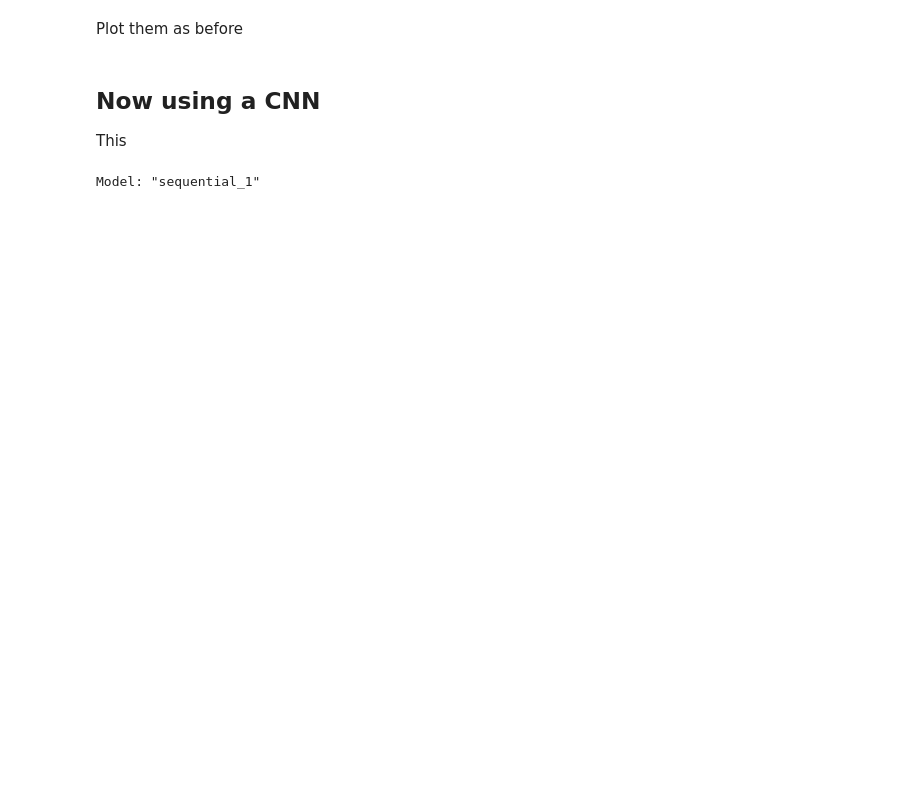
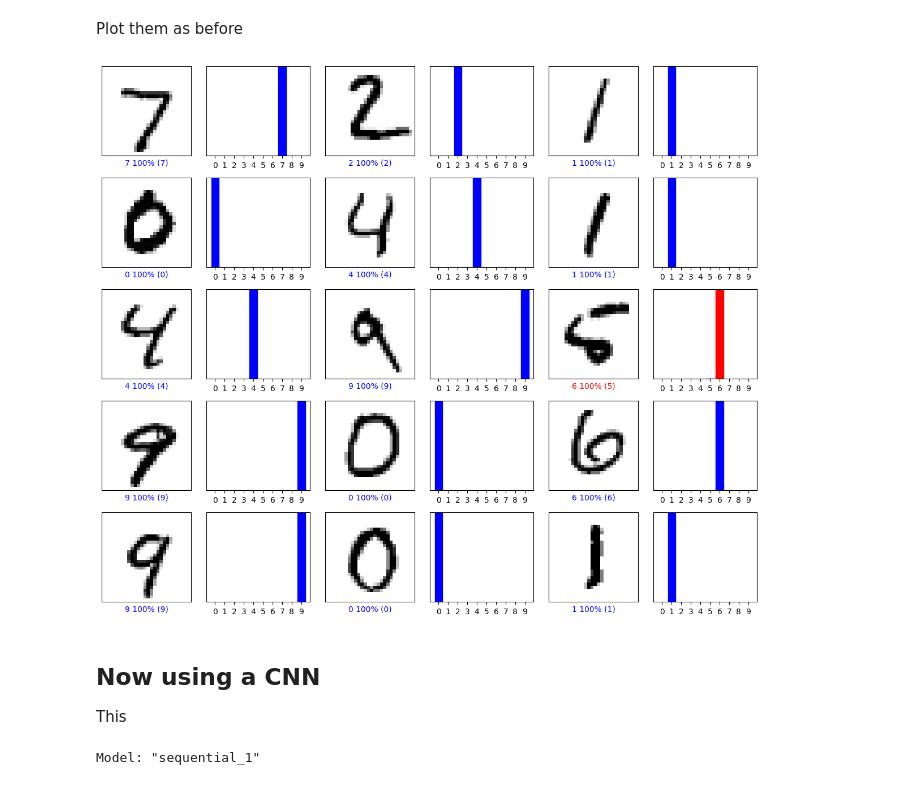
Before and after one commit to SoonMingQian/gesture_based_ui_development, a Jupyter notebook: week11/Classification Digits TensorFlow.ipynb, the cells around one changed output. Drawn from its saved outputs; the diff is of its cells as text; code cells hidden in the pictures; blank space fills up the shorter version.

```diff
--- a/week11/Classification Digits TensorFlow.ipynb
+++ b/week11/Classification Digits TensorFlow.ipynb
@@ -455,8 +478,10 @@ Add the div255 layer, the flatten layer. The flatten layer does not have to have
 
 Do not add softmax now for the reasons stated above. Add it afterwards like I did above.
 # %%
-model2 =
+model2 = tf.keras.Sequential([
+    tf.keras.layers.Rescaling(1./255),
+    tf.keras.layers.Flatten(),
+    tf.keras.layers.Dense(128, activation='relu'),
+    tf.keras.layers.Dense(128, activation='relu'),
+    tf.keras.layers.Dense(10)
+])
-# %%
-model2.compile(
-
-)
@@ -464,0 +488,4 @@ model2.summary() # I have not told it the input shape!
+# %%
+model2.compile(optimizer='adam',
+            loss=tf.keras.losses.SparseCategoricalCrossentropy(from_logits=True),
+            metrics=['accuracy'])
@@ -487,6 +567,9 @@ Should be quite a high accuracy, over 97%
 # %% [markdown]
 Add the Softmax now
 # %%
-probability_model2 =
+probability_model2 = tf.keras.Sequential([
+    model2,
+    tf.keras.layers.Softmax()
+])
 # %%
 y_pred = probability_model2.predict(test_images)
@@ -499,5 +590,19 @@ test_labels[0]
 # %% [markdown]
 Plot them as before
+# %%
+num_rows = 5
+num_cols = 3
+num_images = num_rows * num_cols
+plt.figure(figsize=(2*2*num_cols, 2*num_rows))
+for i in range(num_images):
+    plt.subplot(num_rows, 2*num_cols, 2*i+1)
+    plot_image(i, y_pred[i], test_labels, test_images)
+    plt.subplot(num_rows, 2*num_cols, 2*i+2)
+    plot_value_array(i, y_pred[i], test_labels)
+plt.tight_layout()
+plt.show()
+# %% [output]
+[figure, added]
 # %% [markdown]
 ## Now using a CNN
 
```
Also changed, not shown: parts of 47 cells of this notebook, 1 other file.
